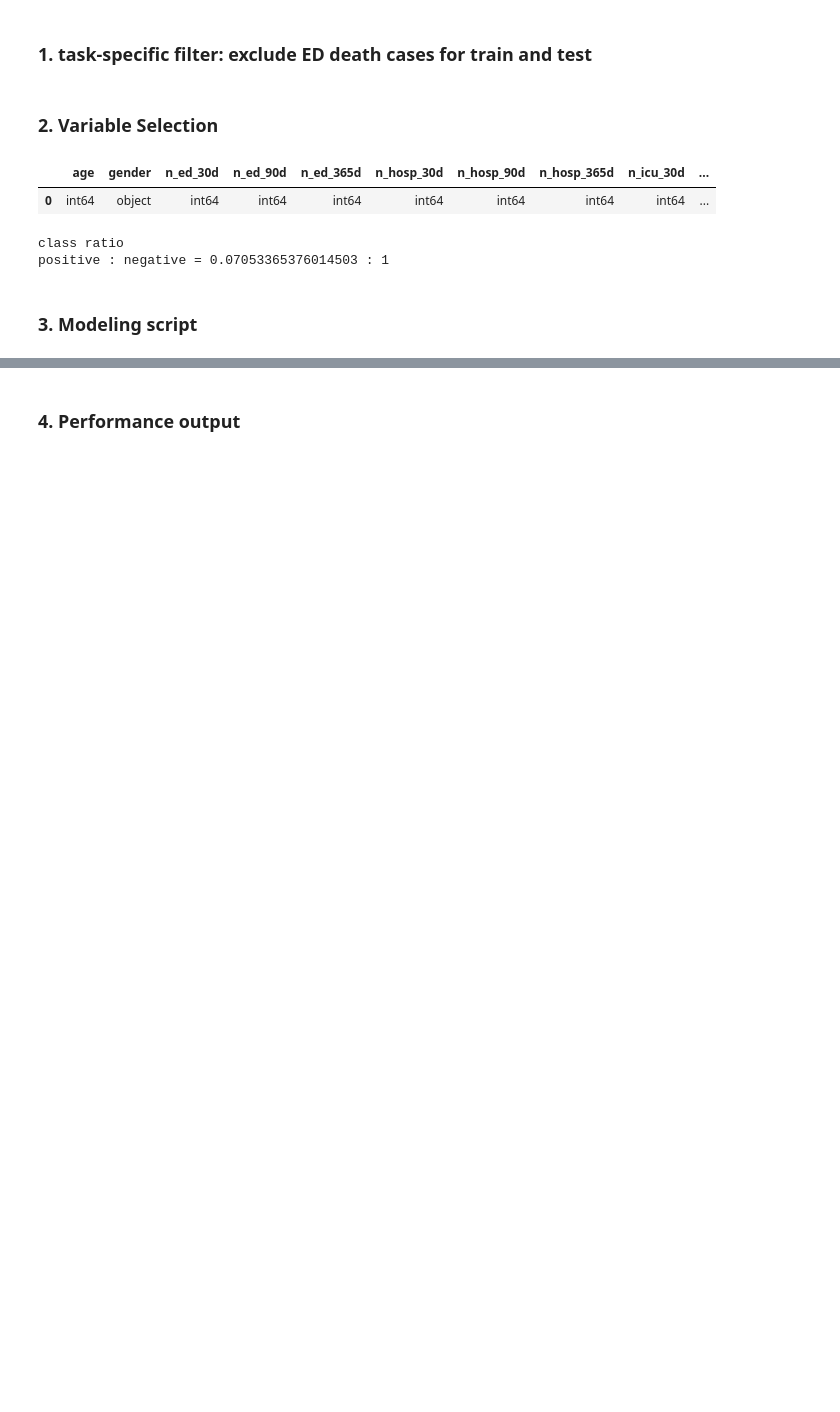
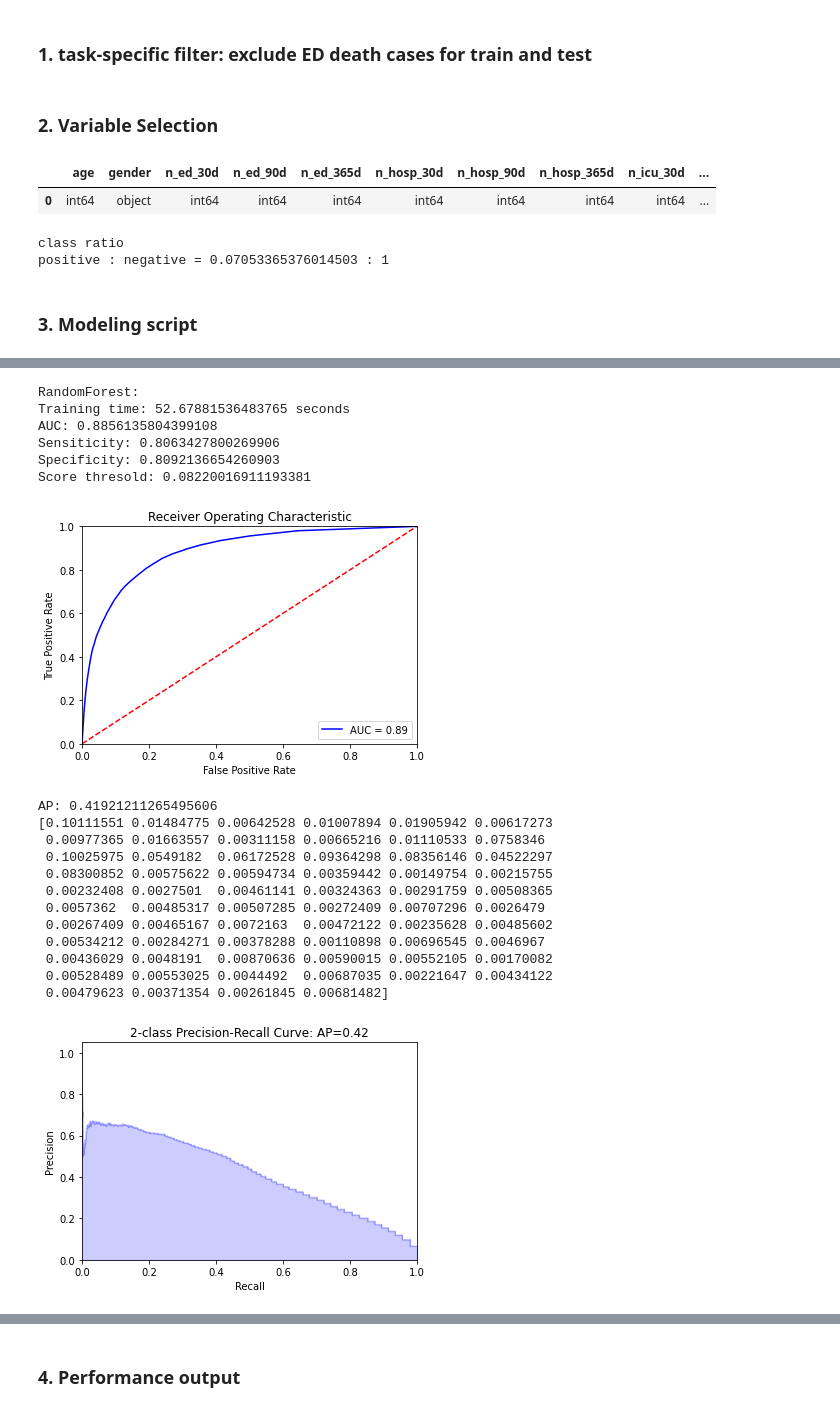
Before and after one commit to nliulab/mimic4ed-benchmark, a Jupyter notebook: Benchmark_scripts/Model_critical_triage.ipynb, the cells around one changed output, grey strips where cells are left out. Cells and saved outputs as stored; diff of their text form; code cells hidden in the pictures; blank space fills up the shorter version.

```diff
--- a/Benchmark_scripts/Model_critical_triage.ipynb
+++ b/Benchmark_scripts/Model_critical_triage.ipynb
@@ -15,7 +15,9 @@ from helpers import PlotROCCurve
 from sklearn.preprocessing import LabelEncoder
 import time
 
-path = 'C:/Users/XFE/Documents/mimic4ed-benchmark/data_processed/'
+#path = 'C:/Users/XFE/Documents/mimic4ed-benchmark/data_processed/'
+path = '/home/jun/data/MIMIC/mimiciv/1.0/processed'
+
 df_train = pd.read_csv((os.path.join(path, 'train.csv')))
 df_test = pd.read_csv((os.path.join(path, 'test.csv')))
 # %%
@@ -96,0 +135,32 @@ PlotROCCurve(logreg.predict_proba(X_test)[:,1],y_test)
+# %%
+print("RandomForest:")
+from sklearn.ensemble import RandomForestClassifier
+rf = RandomForestClassifier()
+start = time.time()
+rf.fit(X_train,y_train)
+end = time.time()
+print('Training time:', end - start, 'seconds')
+PlotROCCurve(rf.predict_proba(X_test)[:,1],y_test)
+importances = rf.feature_importances_
+print(importances)
+# %% [output]
+RandomForest:
+Training time: 52.67881536483765 seconds
+AUC: 0.8856135804399108
+Sensiticity: 0.8063427800269906
+Specificity: 0.8092136654260903
+Score thresold: 0.08220016911193381
+[figure, added]
+AP: 0.41921211265495606
+[0.10111551 0.01484775 0.00642528 0.01007894 0.01905942 0.00617273
+ 0.00977365 0.01663557 0.00311158 0.00665216 0.01110533 0.0758346
+ 0.10025975 0.0549182  0.06172528 0.09364298 0.08356146 0.04522297
+ 0.08300852 0.00575622 0.00594734 0.00359442 0.00149754 0.00215755
+ 0.00232408 0.0027501  0.00461141 0.00324363 0.00291759 0.00508365
+ 0.0057362  0.00485317 0.00507285 0.00272409 0.00707296 0.0026479
+ 0.00267409 0.00465167 0.0072163  0.00472122 0.00235628 0.00485602
+ 0.00534212 0.00284271 0.00378288 0.00110898 0.00696545 0.0046967
+ 0.00436029 0.0048191  0.00870636 0.00590015 0.00552105 0.00170082
+ 0.00528489 0.00553025 0.0044492  0.00687035 0.00221647 0.00434122
+ 0.00479623 0.00371354 0.00261845 0.00681482]
+[figure, added]
```
Also changed, not shown: parts of 9 cells of this notebook, 2 other files.
